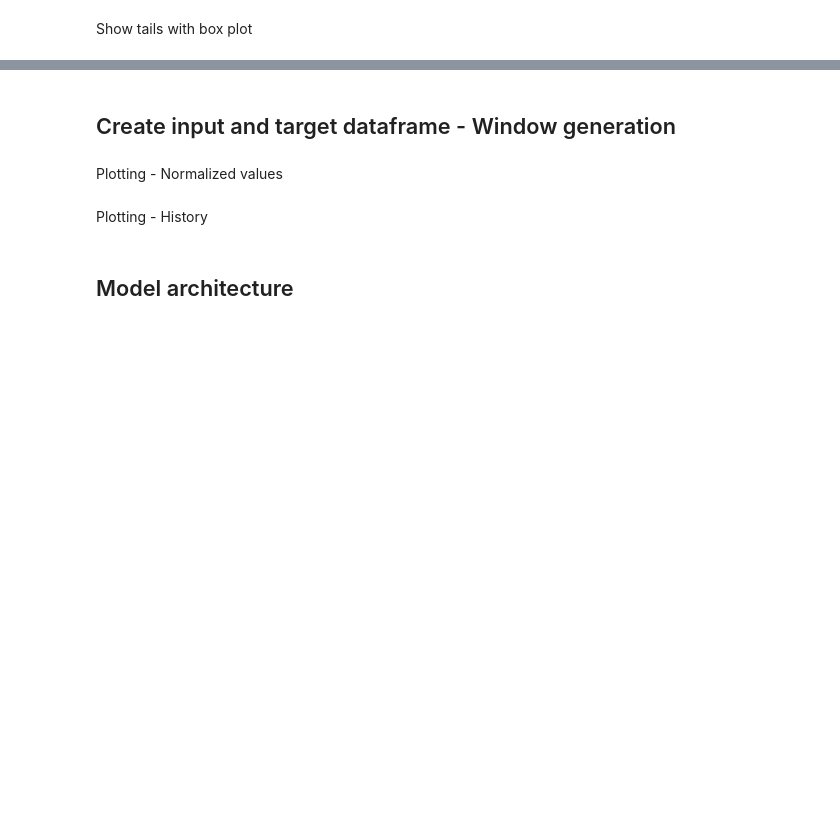
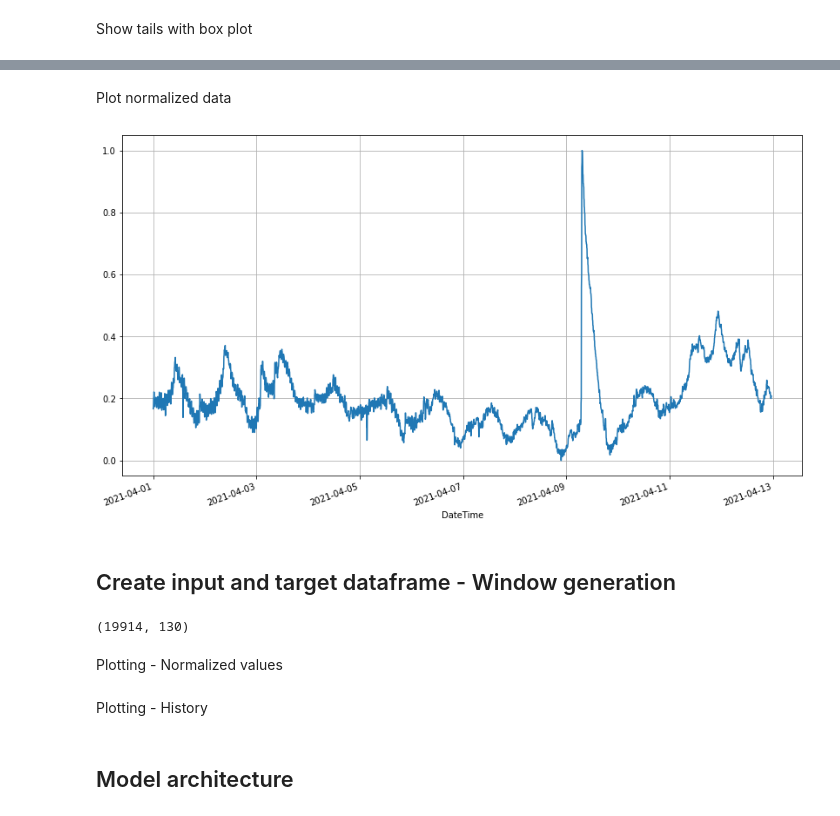
Before and after one commit to dccartagena/RNN_Aquaponics, a Jupyter notebook: notebook.ipynb, the cells around one changed output, grey strips where cells are left out. Saved outputs shown, nothing was run; the diff lists cells and outputs as text; code cells hidden in the pictures; blank space fills up the shorter version.

```diff
--- a/notebook.ipynb
+++ b/notebook.ipynb
@@ -272,3 +292,11 @@ plt.show()
+# %% [markdown]
+Plot normalized data
+# %%
+norm_train_df[4].plot(x = 'DateTime', y = 'Value', kind = 'line')
+plt.xticks(rotation=20)
+plt.show()
+# %% [output]
+[figure, added]
 # %% [markdown]
 ## Create input and target dataframe - Window generation
 # %%
@@ -306,6 +334,10 @@ def f_window_gen(df, label_target, input_width, label_width, offset_width):
 train_data, train_target, train_data_time, train_target_time = f_window_gen(norm_train_df, label_target, input_width, label_width, offset_width)
 val_data, val_target, val_data_time, val_target_time = f_window_gen(norm_val_df, label_target, input_width, label_width, offset_width)
 test_data, test_target, test_data_time, test_target_time = f_window_gen(norm_test_df, label_target, input_width, label_width, offset_width)
+# %%
+print(train_target.shape)
+# %% [output]
+(19914, 130)
 # %% [markdown]
 Plotting - Normalized values
 # %%
```
Also changed, not shown: parts of 16 cells of this notebook.
